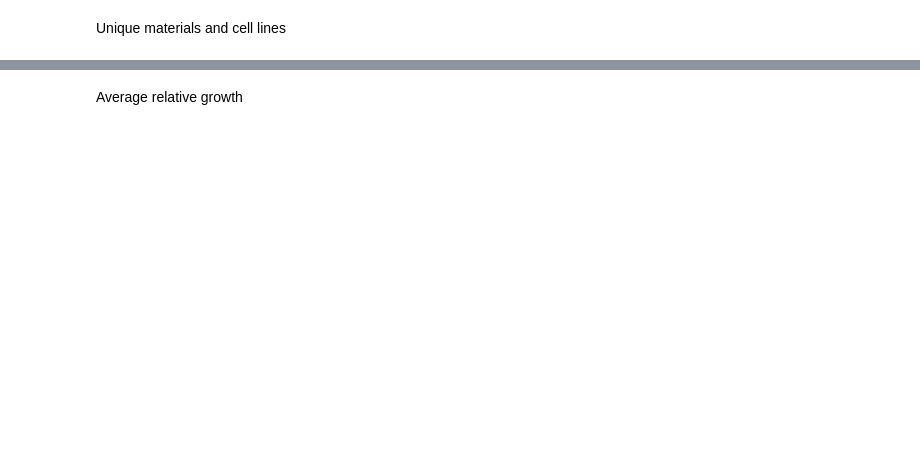
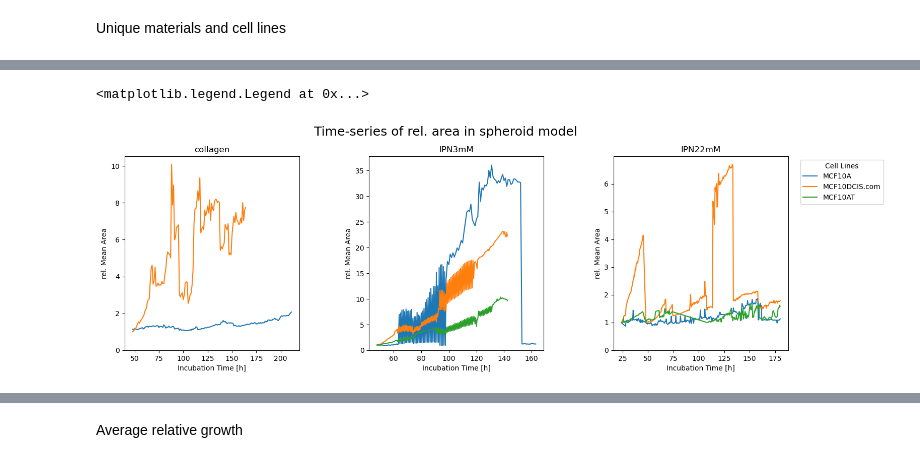
Before and after one commit to LindaSrbova/Instru_project, a Jupyter notebook: Spheroid_model/analysis_Exp2.ipynb, the cells around one changed output, grey strips where cells are left out. Cells and saved outputs as stored; diff of their text form; code cells hidden in the pictures; blank space fills up the shorter version.

```diff
--- a/Spheroid_model/analysis_Exp2.ipynb
+++ b/Spheroid_model/analysis_Exp2.ipynb
@@ -127,0 +117,28 @@ for i,unique_material in enumerate(unique_materials):
+# %%
+fig, axs = plt.subplots(1, len(unique_materials), figsize=(17, 5))
+plt.subplots_adjust(wspace=0.4, hspace=0.25)
+fig.suptitle("Time-series of rel. area in spheroid model", fontsize=18, y=1)
+
+Exp2.dropna(subset=['area_µm_N'], inplace=True)
+
+for i, unique_material in enumerate(unique_materials):
+    specific_df = Exp2[Exp2['material'] == unique_material]
+    specific_df_grp = specific_df.groupby(['material','cell_line', 'incubation_time'])['area_µm_N'].mean() #MultiIndexed series
+    specific_df_grp_df = specific_df_grp.reset_index() #converting into df
+
+
+    ax = axs[i]
+    for cell_line in unique_lines:
+            cell_line_data = specific_df_grp_df[specific_df_grp_df['cell_line'] == cell_line]
+            ax.plot(cell_line_data['incubation_time'], cell_line_data['area_µm_N'], label=cell_line)
+
+    ax.set_xlabel('Incubation Time [h]')
+    ax.set_ylabel('rel. Mean Area')
+    ax.set_ylim(0,)
+
+    ax.set_title(unique_material)
+
+ax.legend(title="Cell Lines", bbox_to_anchor=(1.05, 1), loc='upper left')  # Legend outside the plot
+# %% [output]
+<matplotlib.legend.Legend at 0x...>
+[figure, added]
```
Also changed, not shown: parts of 16 cells of this notebook, 15 other files.
